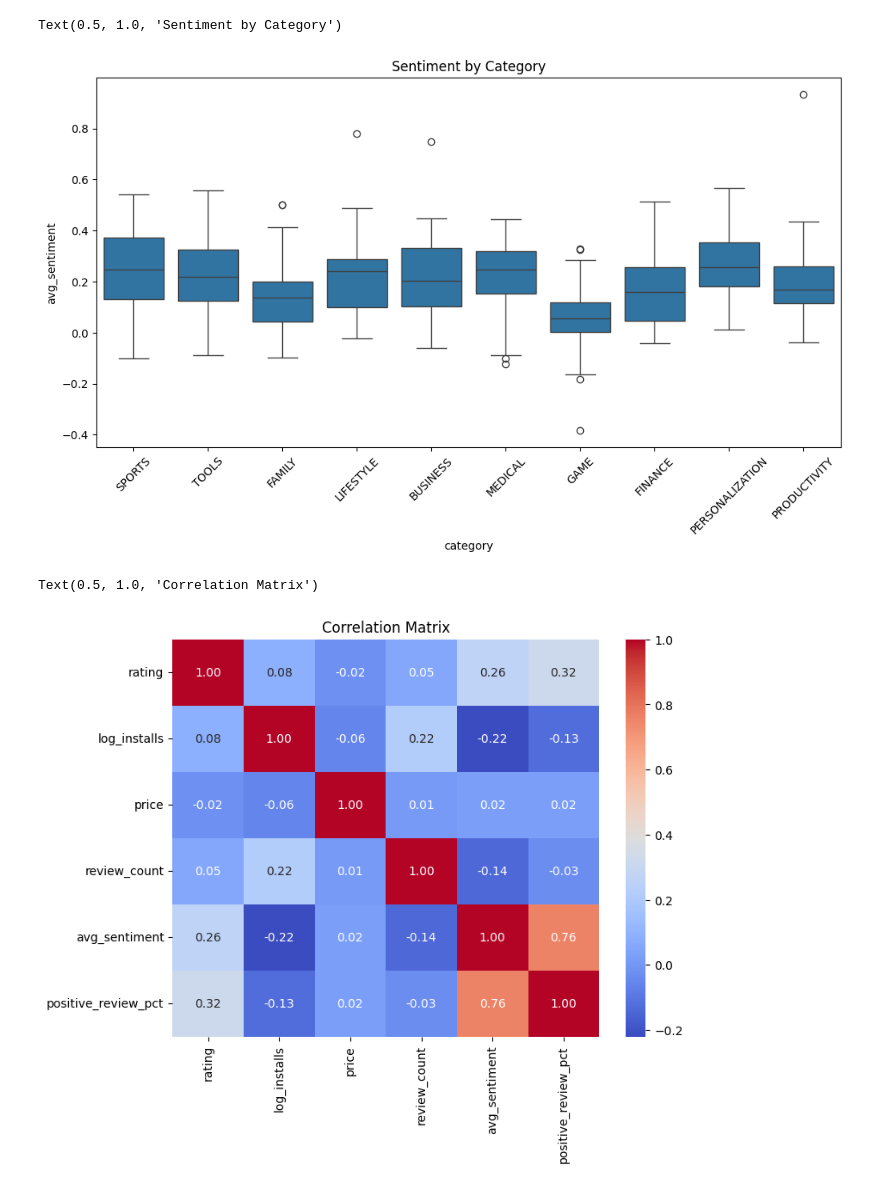
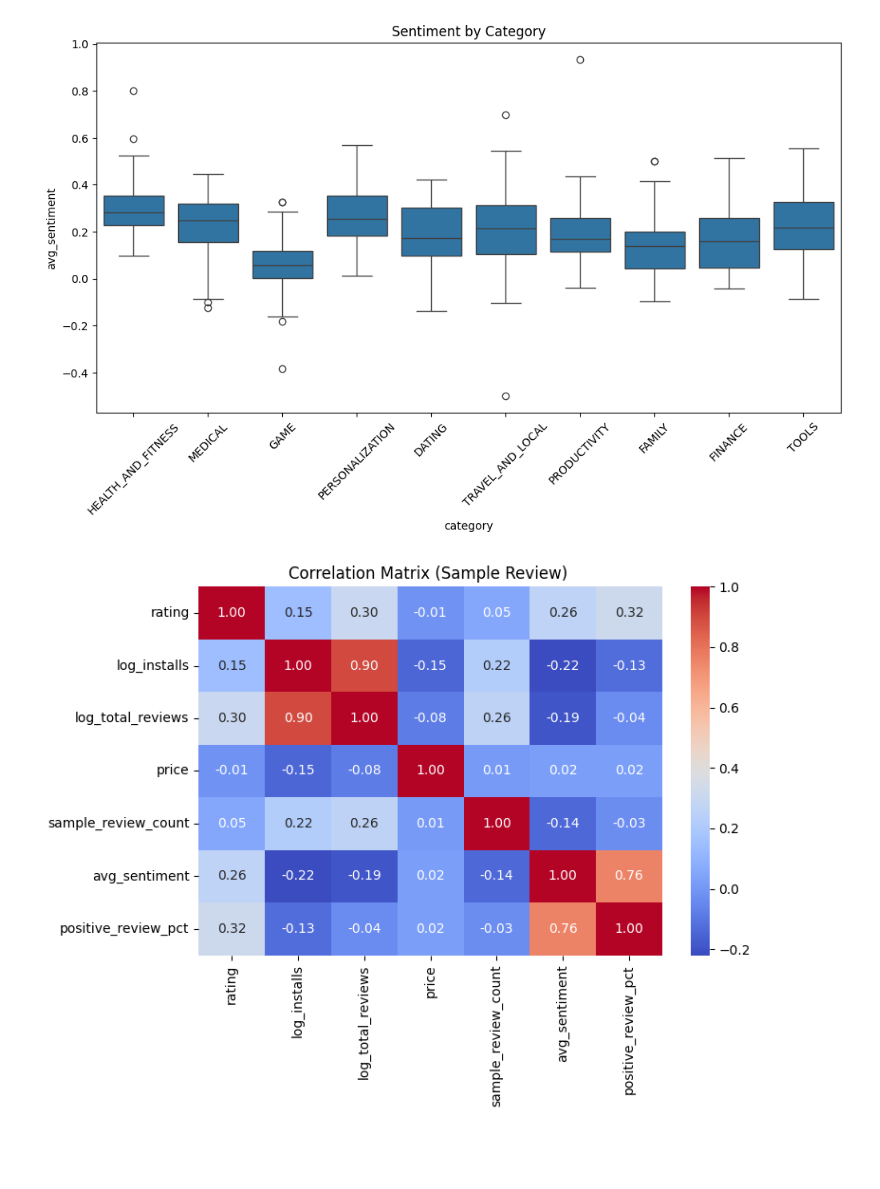
Before and after one commit to mosijituo049/first_project, a Jupyter notebook: notebooks/eda_zhiwen.ipynb, the cells around one changed output. Drawn from its saved outputs; the diff is of its cells as text; code cells hidden in the pictures; blank space fills up the shorter version.

```diff
--- a/notebooks/eda_zhiwen.ipynb
+++ b/notebooks/eda_zhiwen.ipynb
@@ -201,7 +251,9 @@ Text(0.5, 1.0, 'Ratings by App Type')
 [figure]
 # %%
+sentiment_df = df[df["avg_sentiment"].notna()].copy()
+
 sns.boxplot(
-    data=df,
+    data=sentiment_df,
     x="app_type",
     y="avg_sentiment"
 )
@@ -209,4 +261,13 @@ sns.boxplot(
 plt.xlabel("App Type")
 plt.ylabel("Average Sentiment")
 plt.title("Sentiment by App Type")
+
+plt.savefig(
+    f"{config['output_data']['charts']}freevspaid_sentiment_by_apptype.png",
+    # f"{config['output_data']['charts']}correlation_matrix_{timestamp}.png,"
+    dpi=300,
+    bbox_inches='tight'
+)
+
+plt.show()
 # %% [output]
@@ -268,9 +342,20 @@ Text(0.5, 1.0, 'Ratings by Category')
 [figure]
 # %%
+top_sentiment_categories = (
+    sentiment_df["category"]
+    .value_counts()
+    .head(10)
+    .index
+)
+
+top_sentiment_df = sentiment_df[
+    sentiment_df["category"].isin(top_sentiment_categories)
+]
+
 plt.figure(figsize=(12,6))
 
 sns.boxplot(
-    data=top_df,
+    data=top_sentiment_df,
     x="category",
     y="avg_sentiment"
 )
@@ -278,9 +363,17 @@ sns.boxplot(
 plt.xticks(rotation=45)
 
 plt.title("Sentiment by Category")
+
+plt.savefig(
+    f"{config['output_data']['charts']}category_sentiment.png",
+    # f"{config['output_data']['charts']}correlation_matrix_{timestamp}.png,"
+    dpi=300,
+    bbox_inches='tight'
+)
+
+plt.show()
 # %% [output]
-Text(0.5, 1.0, 'Sentiment by Category')
-[figure, old version]
+[figure, new version]
 # %%
 # - Different app categories exhibit substantially different adoption patterns.
 # - High-install categories do not necessarily achieve the strongest user sentiment.
@@ -292,29 +385,44 @@ Text(0.5, 1.0, 'Sentiment by Category')
 # Correlation Analysis
 # ==================================================================================================================================
 # %%
-corr_df = df[
+review_corr_df = sentiment_df[
     [
         "rating",
         "log_installs",
+        "log_total_reviews",
         "price",
-        "review_count",
+        "sample_review_count",
         "avg_sentiment",
         "positive_review_pct"
     ]
 ]
 
-corr_matrix = corr_df.corr()
+review_corr_matrix = review_corr_df.corr()
 
 plt.figure(figsize=(8,6))
 
 sns.heatmap(
-    corr_matrix,
+    review_corr_matrix,
     annot=True,
     cmap="coolwarm",
-    fmt=".2f"
+    fmt=".2f",
+    annot_kws={"size": 10}
 )
 
-plt.title("Correlation Matrix")
+plt.title("Correlation Matrix (Sample Review) ")
+
+plt.tight_layout()
+
+# from datetime import datetime
+# timestamp = datetime.now().strftime("%Y%m%d_%H%M%S")
+
+plt.savefig(
+    f"{config['output_data']['charts']}correlation_matrix_sample_review.png",
+    # f"{config['output_data']['charts']}correlation_matrix_{timestamp}.png,"
+    dpi=300,
+    bbox_inches='tight'
+)
+
+plt.show()
 # %% [output]
-Text(0.5, 1.0, 'Correlation Matrix')
-[figure, old version]
+[figure, new version]
```
Also changed, not shown: parts of 14 cells of this notebook, 15 other files.
